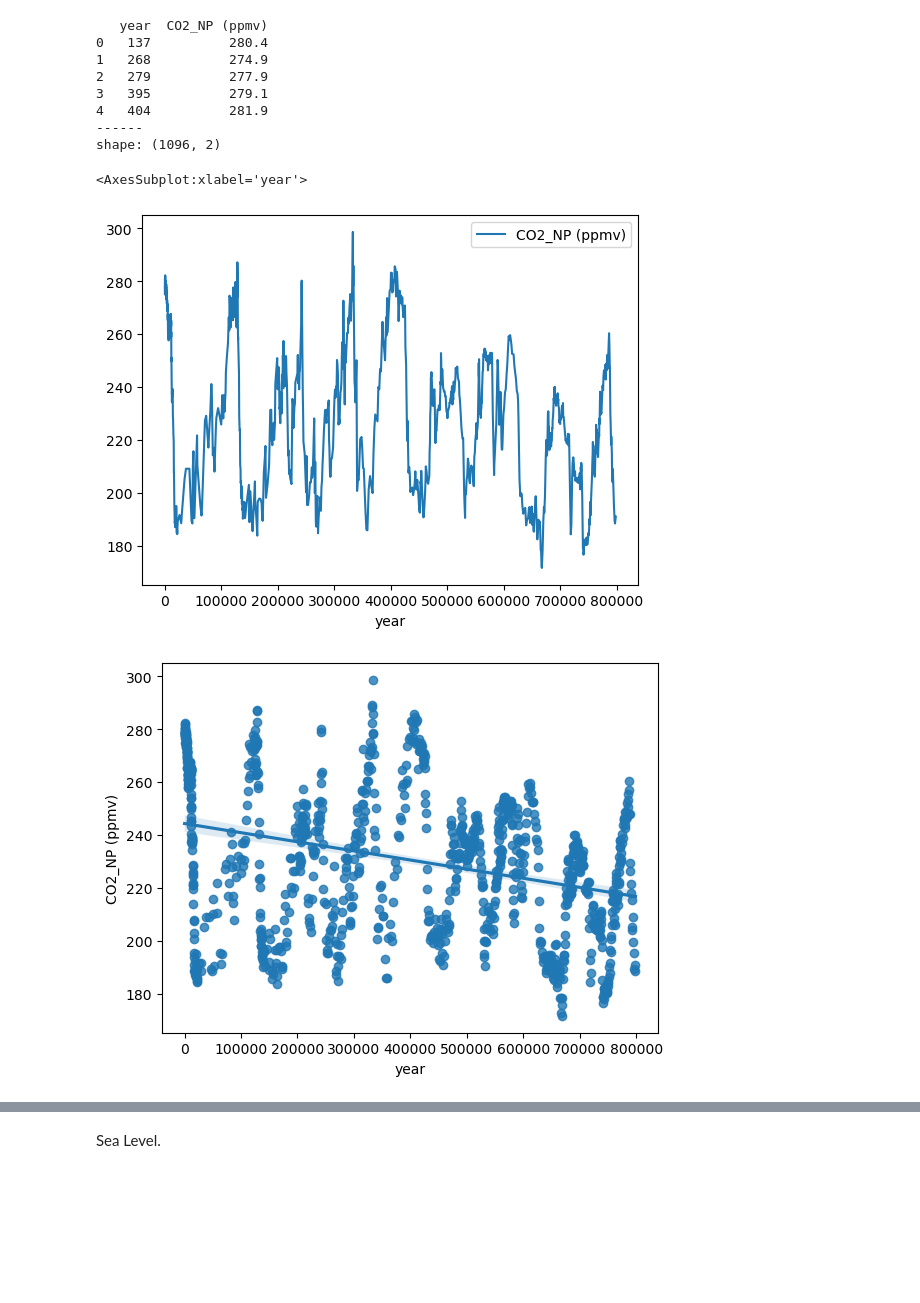
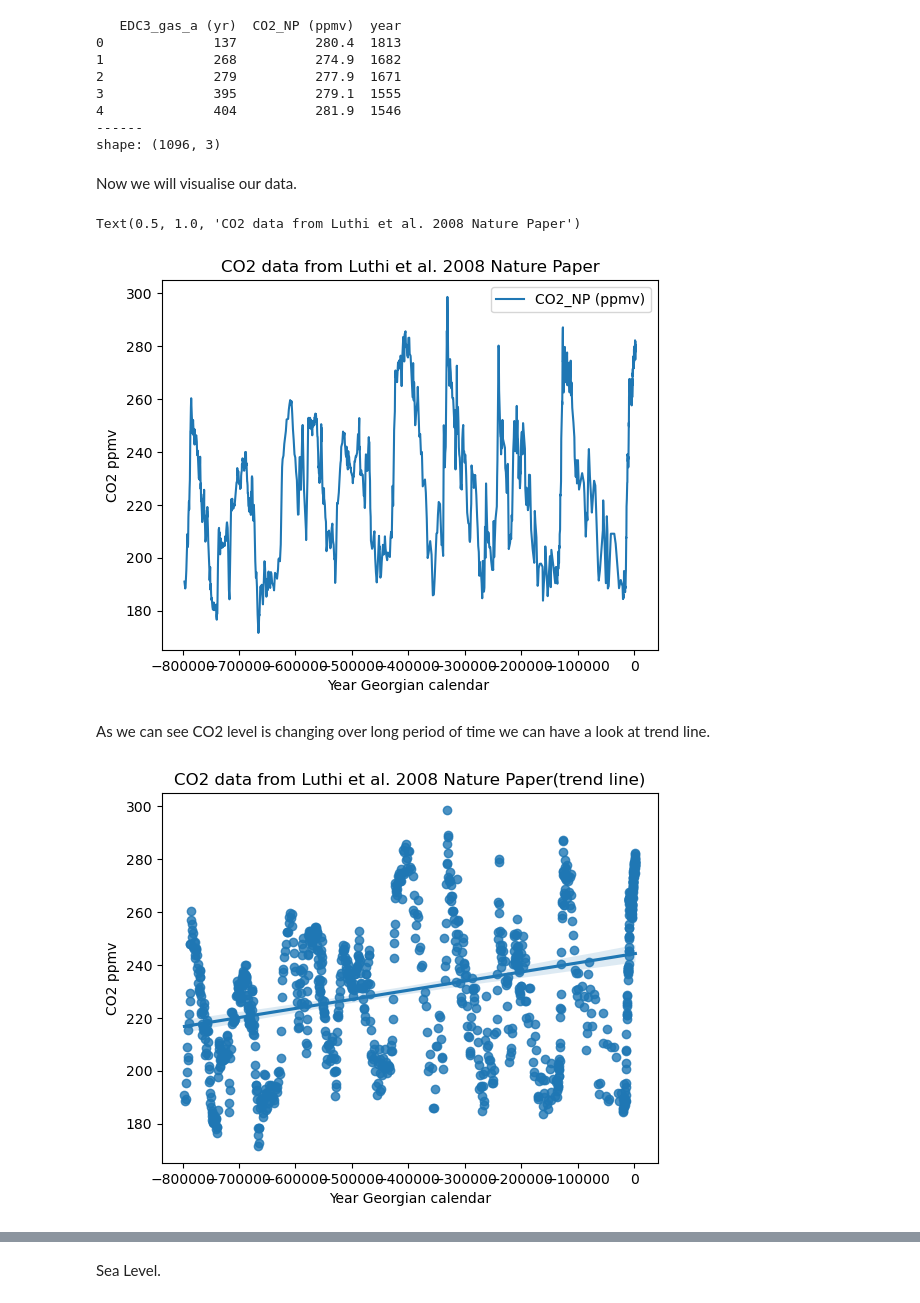
Before and after one commit to OlgaKnut/Programming-for-Data-Analysis-Project-2, a Jupyter notebook: pfda_project_2.ipynb, the cells around one changed output, grey strips where cells are left out. Cells and saved outputs as stored; diff of their text form; code cells hidden in the pictures; blank space fills up the shorter version.

```diff
--- a/pfda_project_2.ipynb
+++ b/pfda_project_2.ipynb
@@ -18,34 +46,46 @@ CO2 data from Luthi et al. 2008 Nature Paper
 # %%
+#reading excel file
 path='CO2 data from Luthi et al. 2008 Nature Paper .xls'
 sheet_name = '3.  Composite CO2'
 CO2_NP_df = pd.read_excel(path, sheet_name, skiprows=6, index_col=None)
-CO2_NP_df.rename(columns={'EDC3_gas_a (yr)': 'year',
-'CO2 (ppmv)': 'CO2_NP (ppmv)'}, inplace=True)
+#rename columns to be able to merge later
+CO2_NP_df['year']=(1950-CO2_NP_df['EDC3_gas_a (yr)'])
+CO2_NP_df.rename(columns={'CO2 (ppmv)': 'CO2_NP (ppmv)'}, inplace=True)
 # %%
-
+#checking dataframe
 print(CO2_NP_df.head())
 print("------")
 print("shape:", CO2_NP_df.shape)
 # %% [output]
-   year  CO2_NP (ppmv)
-0   137          280.4
-1   268          274.9
-2   279          277.9
-3   395          279.1
-4   404          281.9
+   EDC3_gas_a (yr)  CO2_NP (ppmv)  year
+0              137          280.4  1813
+1              268          274.9  1682
+2              279          277.9  1671
+3              395          279.1  1555
+4              404          281.9  1546
 ------
-shape: (1096, 2)
+shape: (1096, 3)
+# %% [markdown]
+Now we will visualise our data.
 # %%
 x= ("year")
 y= ("CO2_NP (ppmv)")
 CO2_NP_df.plot(x, y)
+plt.xlabel('Year Georgian calendar ')
+plt.ylabel('CO2 ppmv')
+plt.title('CO2 data from Luthi et al. 2008 Nature Paper')
 # %% [output]
-<AxesSubplot:xlabel='year'>
+Text(0.5, 1.0, 'CO2 data from Luthi et al. 2008 Nature Paper')
-[figure, old version]
+[figure, new version]
+# %% [markdown]
+As we can see CO2 level is changing over long period of time we can have a look at trend line.
 # %%
 
 
 sns.regplot(x="year", y="CO2_NP (ppmv)", data= CO2_NP_df)
+plt.xlabel('Year Georgian calendar')
+plt.ylabel('CO2 ppmv')
+plt.title('CO2 data from Luthi et al. 2008 Nature Paper(trend line)')
 plt.show()
 # %% [output]
-[figure, old version]
+[figure, new version]
```
Also changed, not shown: parts of 52 cells of this notebook, 1 other file.
